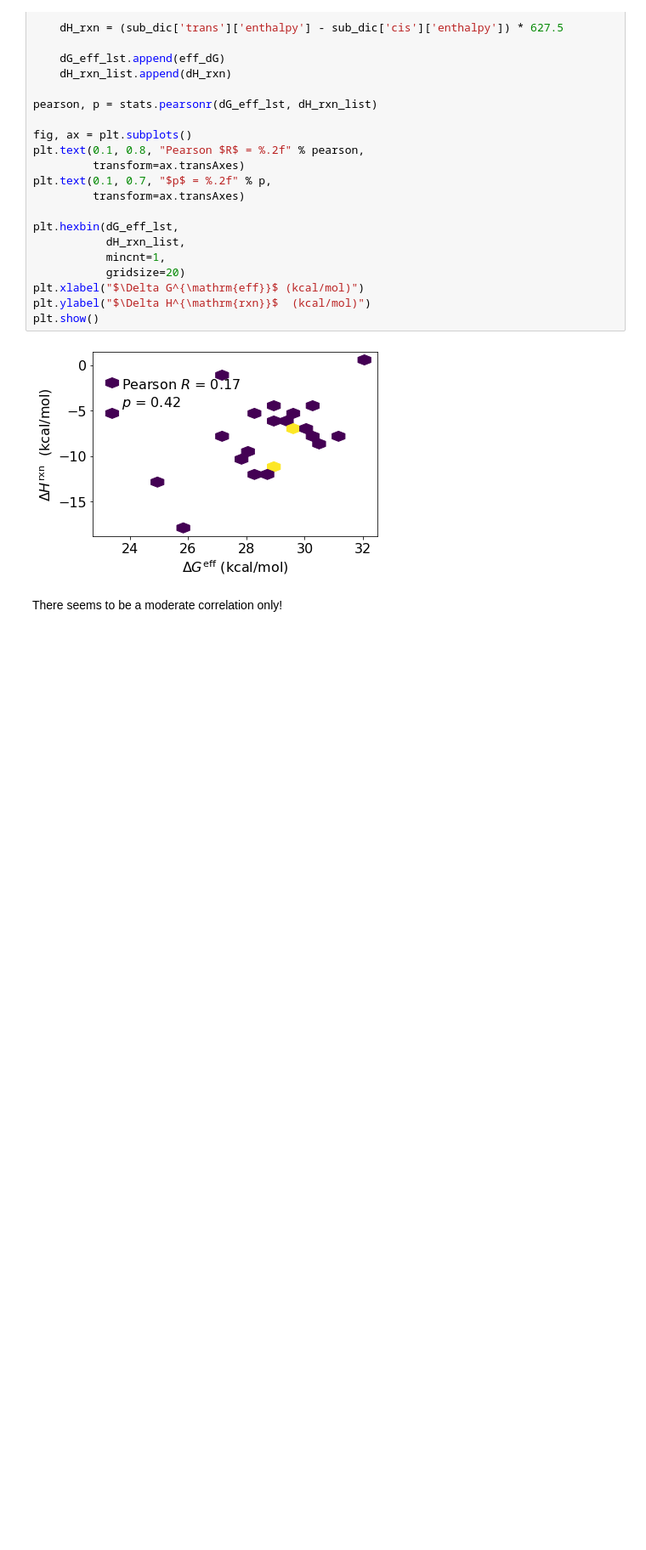
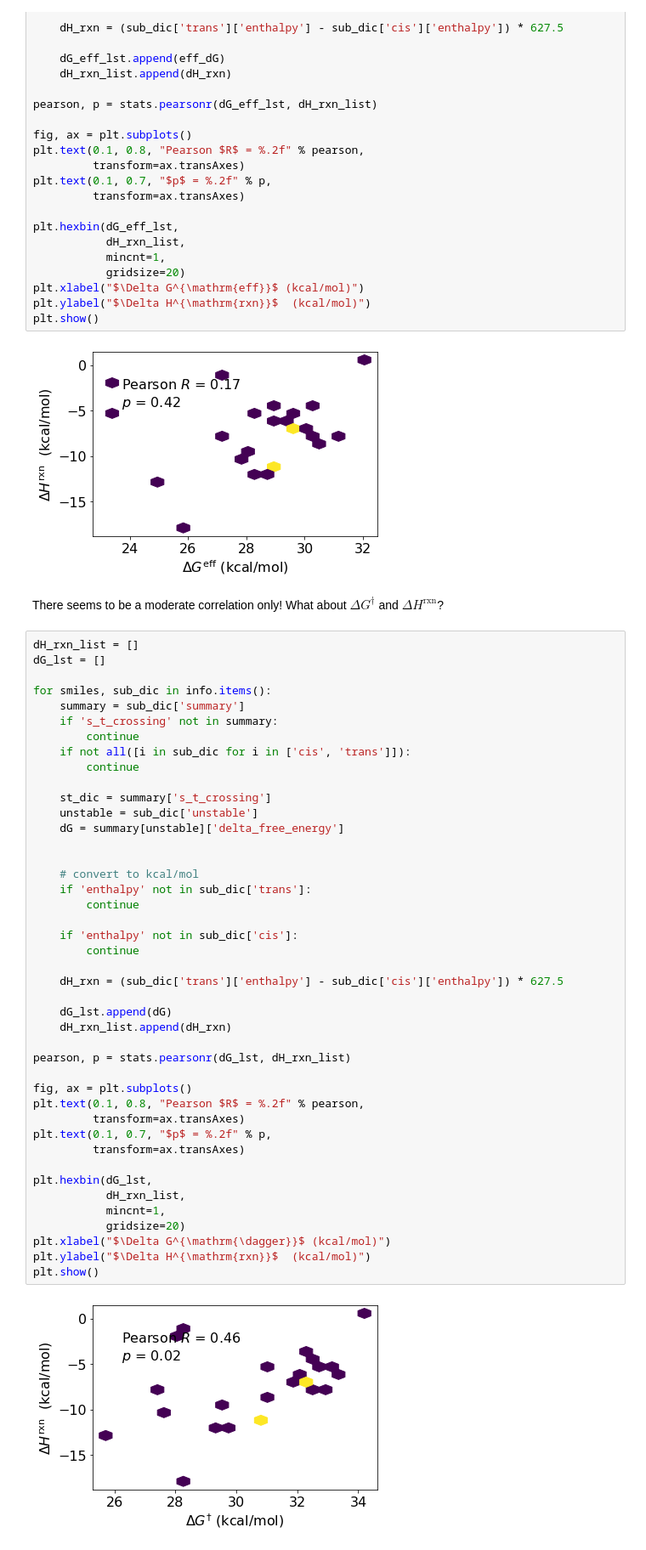
Before and after one commit to learningmatter-mit/azo_barriers, a Jupyter notebook: tutorials/02_analyzing_our_results.ipynb, the cells around one changed output. Shown: that part at 85% size. Cells and saved outputs as stored; diff of their text form; blank space fills up the shorter version.

```diff
--- a/tutorials/02_analyzing_our_results.ipynb
+++ b/tutorials/02_analyzing_our_results.ipynb
@@ -190,4 +192,49 @@ plt.show()
 # %% [output]
 [figure]
 # %% [markdown]
-There seems to be a moderate correlation only!
+There seems to be a moderate correlation only! What about $\Delta G^{\dagger}$ and $\Delta H^{\mathrm{rxn}}$?
+# %%
+dH_rxn_list = []
+dG_lst = []
+
+for smiles, sub_dic in info.items():
+    summary = sub_dic['summary']
+    if 's_t_crossing' not in summary:
+        continue
+    if not all([i in sub_dic for i in ['cis', 'trans']]):
+        continue
+
+    st_dic = summary['s_t_crossing']
+    unstable = sub_dic['unstable']
+    dG = summary[unstable]['delta_free_energy']
+
+
+    # convert to kcal/mol
+    if 'enthalpy' not in sub_dic['trans']:
+        continue
+
+    if 'enthalpy' not in sub_dic['cis']:
+        continue
+
+    dH_rxn = (sub_dic['trans']['enthalpy'] - sub_dic['cis']['enthalpy']) * 627.5
+
+    dG_lst.append(dG)
+    dH_rxn_list.append(dH_rxn)
+
+pearson, p = stats.pearsonr(dG_lst, dH_rxn_list)
+
+fig, ax = plt.subplots()
+plt.text(0.1, 0.8, "Pearson $R$ = %.2f" % pearson,
+         transform=ax.transAxes)
+plt.text(0.1, 0.7, "$p$ = %.2f" % p,
+         transform=ax.transAxes)
+
+plt.hexbin(dG_lst,
+           dH_rxn_list,
+           mincnt=1,
+           gridsize=20)
+plt.xlabel("$\Delta G^{\mathrm{\dagger}}$ (kcal/mol)")
+plt.ylabel("$\Delta H^{\mathrm{rxn}}$  (kcal/mol)")
+plt.show()
+# %% [output]
+[figure, added]
```
Also changed, not shown: parts of 2 cells of this notebook.
